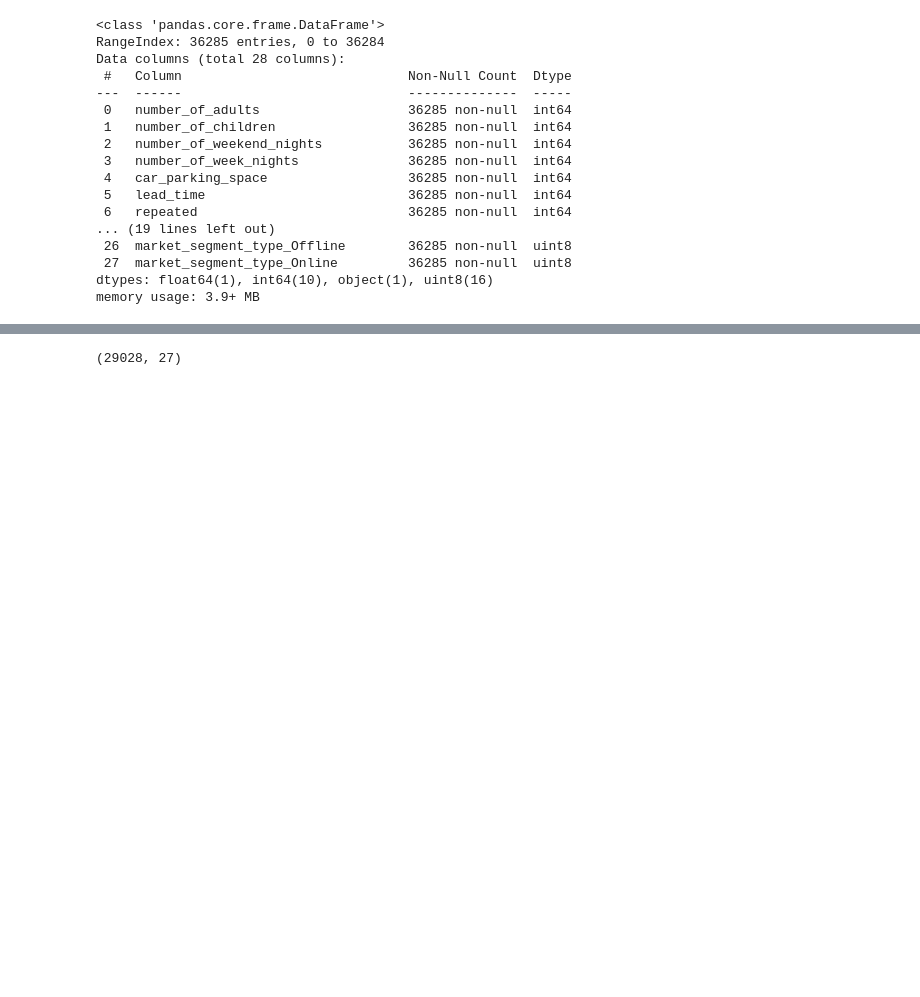
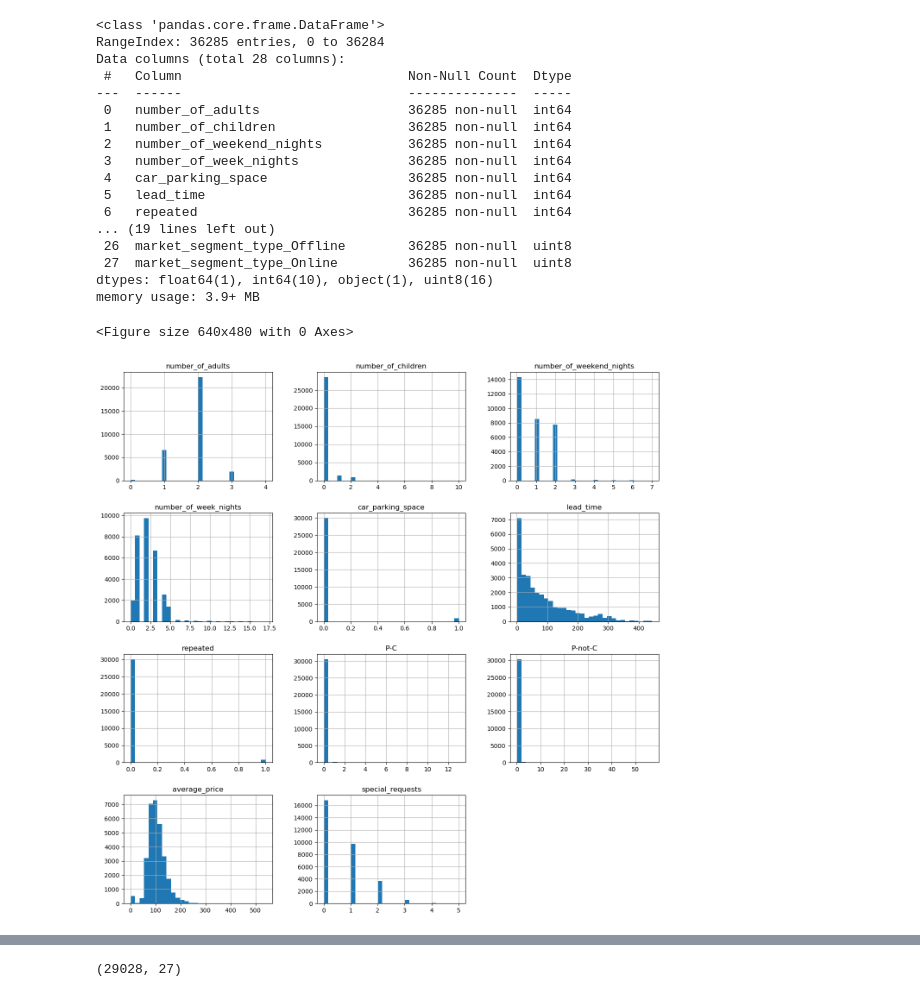
Before and after one commit to jishan900/Hotel-Booking-Cancellation-Prediction-Using-Bayesian-Modeling, a Jupyter notebook: Initial.ipynb, the cells around one changed output, grey strips where cells are left out. Drawn from its saved outputs; the diff is of its cells as text; code cells hidden in the pictures; blank space fills up the shorter version.

```diff
--- a/Initial.ipynb
+++ b/Initial.ipynb
@@ -179,3 +161,11 @@ memory usage: 3.9+ MB
 # %%
 X = df.drop('booking_status', axis=1)
 y = df['booking_status']
+# %%
+X_num = X_train.select_dtypes(include = ['int64', 'float64', 'datetime'])
+# %%
+plt.savefig('histogram.png')
+X_num.hist(bins = 30, figsize = (16, 16));
+# %% [output]
+<Figure size 640x480 with 0 Axes>
+[figure, added]
```
Also changed, not shown: parts of 11 cells of this notebook, 2 other files.
